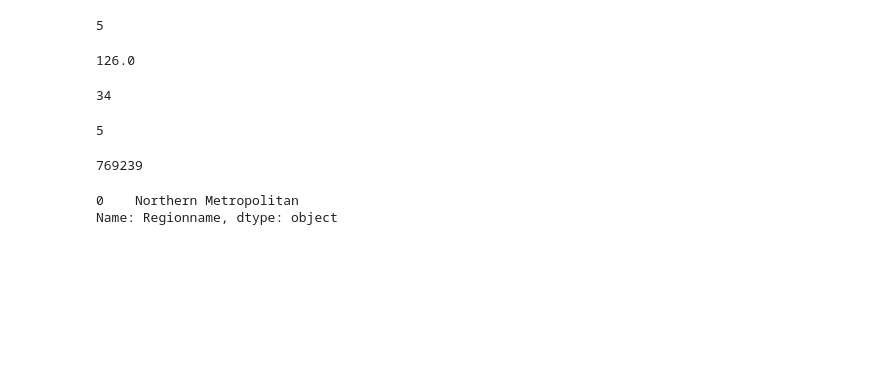
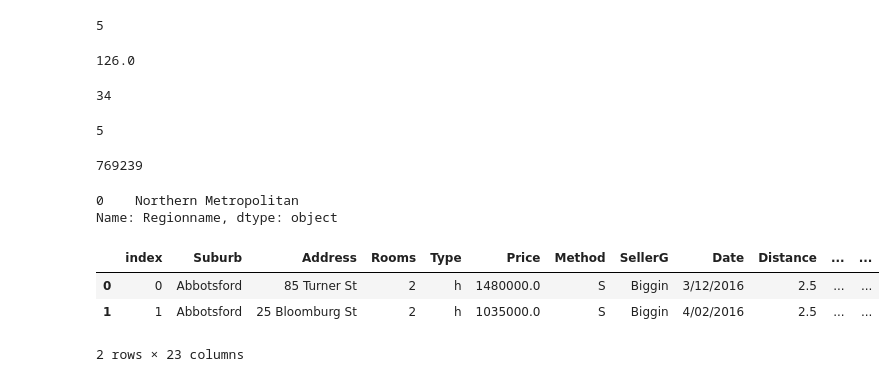
Before and after one commit to dru4elos/Data_Science_Andrey, a Jupyter notebook: Pandas/module pandas 5.ipynb, the cells around one changed output. Saved outputs shown, nothing was run; the diff lists cells and outputs as text; code cells hidden in the pictures; blank space fills up the shorter version.

```diff
--- a/Pandas/module pandas 5.ipynb
+++ b/Pandas/module pandas 5.ipynb
@@ -414,3 +414,12 @@ melb_data[(melb_data['Type'] == 'h') & (melb_data['Price'] < 3000000)]['Regionna
 # %% [output]
 0    Northern Metropolitan
 Name: Regionname, dtype: object
+# %%
+melb_data1 = pd.read_csv('Data/melb_data_ps.csv', sep=',')
+# %%
+melb_data1.head(2)
+# %% [output]
+|  | index | Suburb | Address | Rooms | Type | Price | Method | SellerG | Date | Distance | ... | ... |
+| 0 | 0 | Abbotsford | 85 Turner St | 2 | h | 1480000.0 | S | Biggin | 3/12/2016 | 2.5 | ... | ... |
+| 1 | 1 | Abbotsford | 25 Bloomburg St | 2 | h | 1035000.0 | S | Biggin | 4/02/2016 | 2.5 | ... | ... |
+2 rows × 23 columns
```
Also changed, not shown: parts of 68 cells of this notebook, 10 other files.
